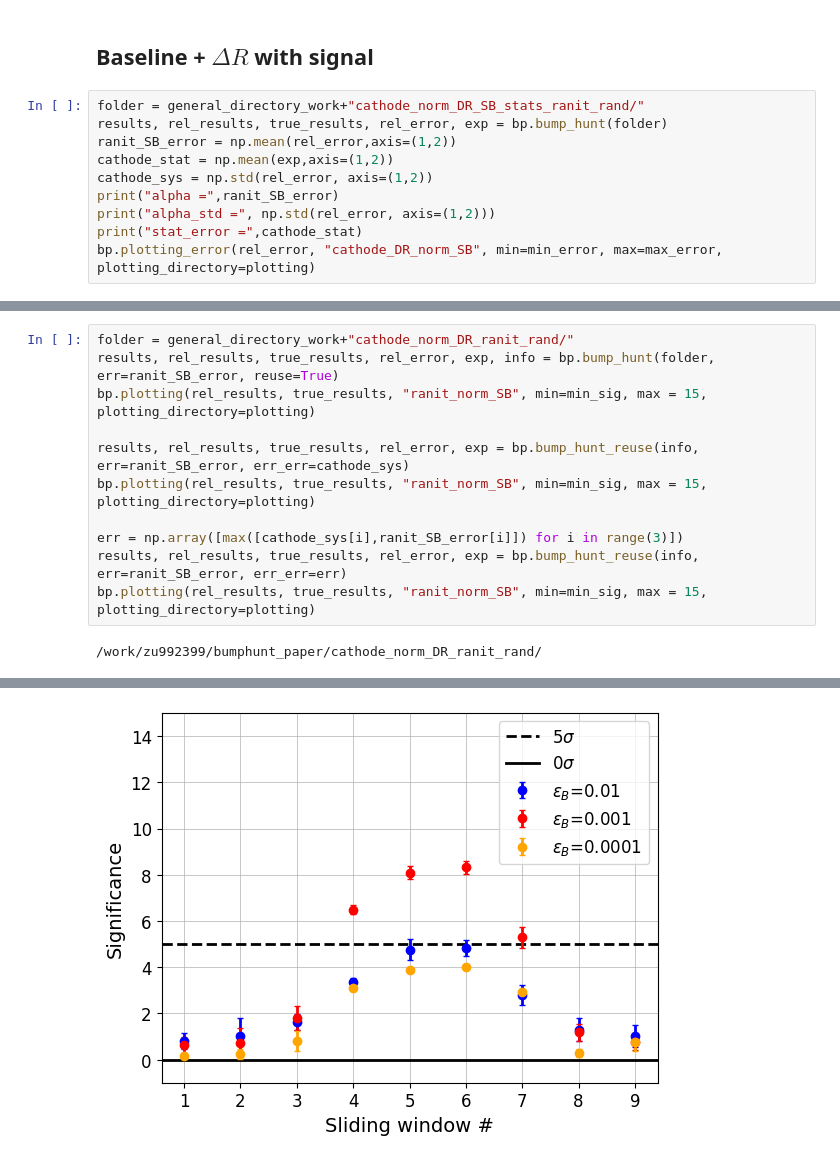
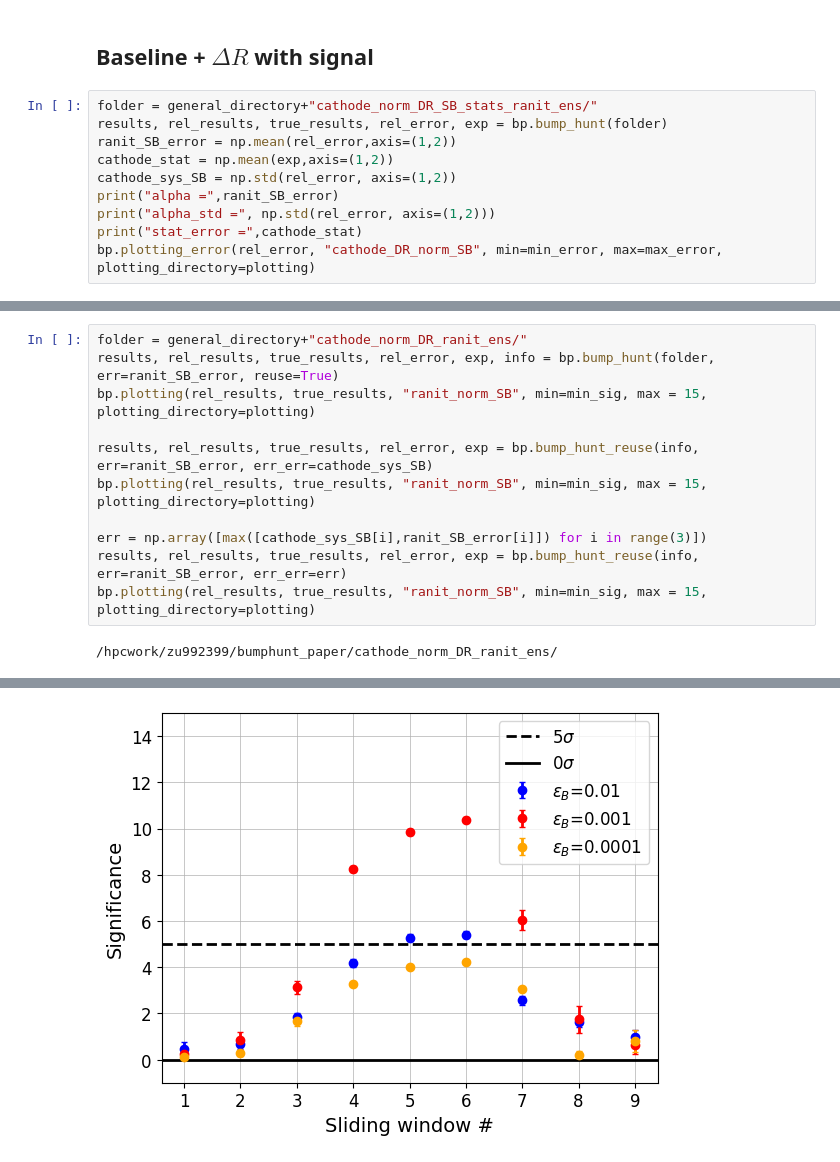
Before and after one commit to mariehein/bumphunt_paper, a Jupyter notebook: bumphunt_ranit_ens.ipynb, the cells around one changed output, grey strips where cells are left out. Cells and saved outputs as stored; diff of their text form.

```diff
--- a/bumphunt_ranit_ens.ipynb
+++ b/bumphunt_ranit_ens.ipynb
@@ -143,11 +130,11 @@ stat_error = [0.02958956 0.09353849 0.29504946]
 # %% [markdown]
 ## Baseline + $\Delta R$ with signal
 # %%
-folder = general_directory_work+"cathode_norm_DR_SB_stats_ranit_rand/"
+folder = general_directory+"cathode_norm_DR_SB_stats_ranit_ens/"
 results, rel_results, true_results, rel_error, exp = bp.bump_hunt(folder)
 ranit_SB_error = np.mean(rel_error,axis=(1,2))
 cathode_stat = np.mean(exp,axis=(1,2))
-cathode_sys = np.std(rel_error, axis=(1,2))
+cathode_sys_SB = np.std(rel_error, axis=(1,2))
 print("alpha =",ranit_SB_error)
 print("alpha_std =", np.std(rel_error, axis=(1,2)))
 print("stat_error =",cathode_stat)
@@ -161,13 +148,13 @@ stat_error = [0.02953741 0.0933741  0.29437024]
 # %%
-folder = general_directory_work+"cathode_norm_DR_ranit_rand/"
+folder = general_directory+"cathode_norm_DR_ranit_ens/"
 results, rel_results, true_results, rel_error, exp, info = bp.bump_hunt(folder, err=ranit_SB_error, reuse=True)
 bp.plotting(rel_results, true_results, "ranit_norm_SB", min=min_sig, max = 15, plotting_directory=plotting)
 
-results, rel_results, true_results, rel_error, exp = bp.bump_hunt_reuse(info, err=ranit_SB_error, err_err=cathode_sys)
+results, rel_results, true_results, rel_error, exp = bp.bump_hunt_reuse(info, err=ranit_SB_error, err_err=cathode_sys_SB)
 bp.plotting(rel_results, true_results, "ranit_norm_SB", min=min_sig, max = 15, plotting_directory=plotting)
 
-err = np.array([max([cathode_sys[i],ranit_SB_error[i]]) for i in range(3)])
+err = np.array([max([cathode_sys_SB[i],ranit_SB_error[i]]) for i in range(3)])
 results, rel_results, true_results, rel_error, exp = bp.bump_hunt_reuse(info, err=ranit_SB_error, err_err=err)
 bp.plotting(rel_results, true_results, "ranit_norm_SB", min=min_sig, max = 15, plotting_directory=plotting)
 # %% [output]
-/work/zu992399/bumphunt_paper/cathode_norm_DR_ranit_rand/
+/hpcwork/zu992399/bumphunt_paper/cathode_norm_DR_ranit_ens/
@@ -175 +162 @@ bp.plotting(rel_results, true_results, "ranit_norm_SB", min=min_sig, max = 15, p
-[figure, old version]
+[figure, new version]
```
Also changed, not shown: parts of 8 cells of this notebook, 4 other files.
